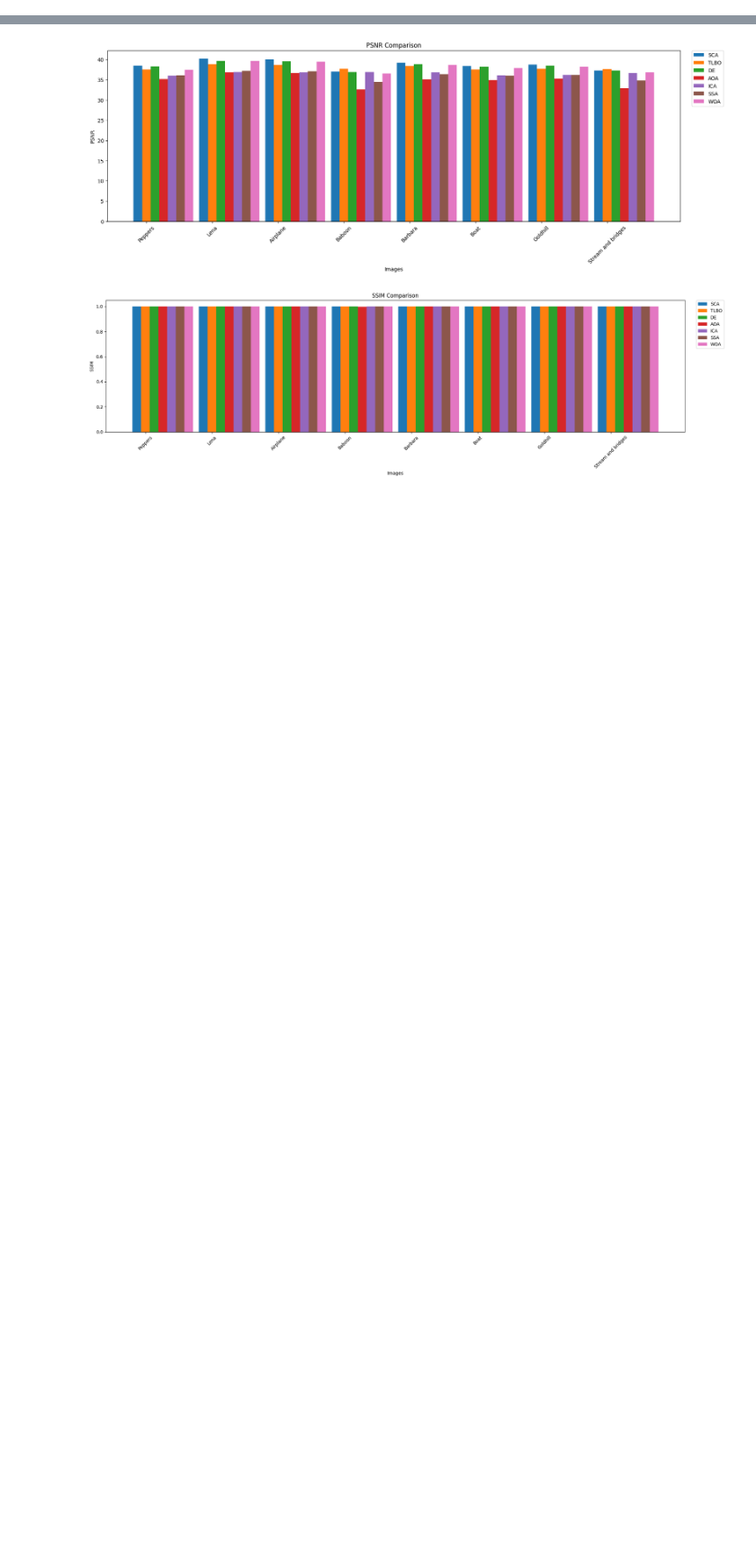
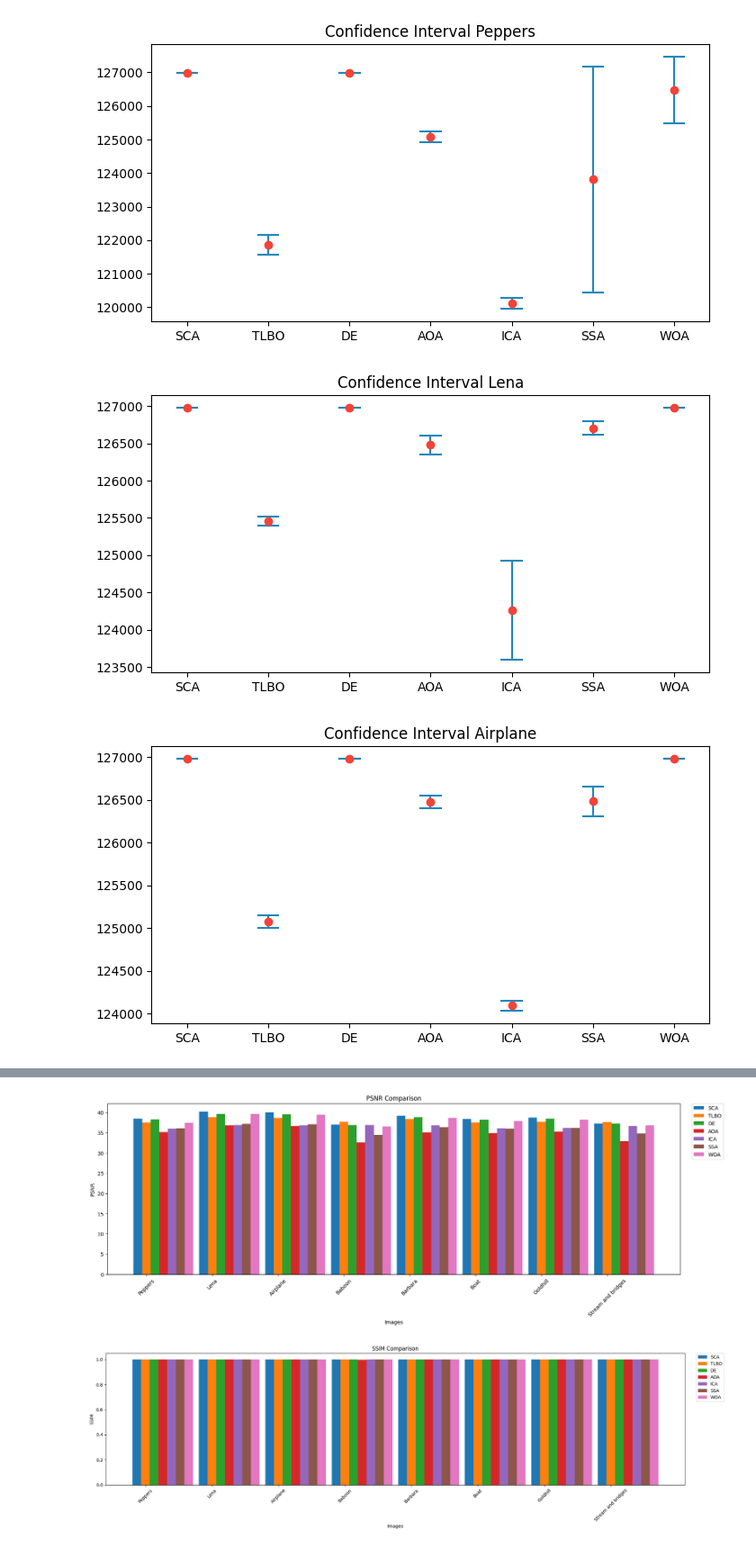
Before and after one commit to metobtw/metaheuristics_research, a Jupyter notebook: results.ipynb, the cells around one changed output, grey strips where cells are left out. Shown: that part at 90% size. Drawn from its saved outputs; the diff is of its cells as text; code cells hidden in the pictures; blank space fills up the shorter version.

```diff
--- a/results.ipynb
+++ b/results.ipynb
@@ -0,0 +111,77 @@
+# %%
+capacity_conf = [
+    [126976, 126976, 126976],
+    [126976, 126976, 126976],
+    [126976, 126976, 126976],
+    [126821, 126821, 126759],
+    [126976, 126945, 126945],
+    [126976, 126976, 126976],
+    [126976, 126945, 126976],
+    [126666, 126697, 126883],
+
+    [122171, 121737, 121675],
+    [125488, 125395, 125488],
+    [125054, 125023, 125147],
+    [85002, 85312, 84847],
+    [116963, 116126, 116343],
+    [120621, 120528, 120528],
+    [121892, 121644, 121613],
+    [95666, 95139, 94519],
+
+    [126976, 126976, 126976],
+    [126976, 126976, 126976],
+    [126976, 126976, 126976],
+    [126976, 126976, 126976],
+    [126976, 126976, 126976],
+    [126976, 126976, 126976],
+    [126976, 126976, 126976],
+    [126883, 126914, 126914],
+
+    [125240, 125023, 124961],
+    [126356, 126511, 126573],
+    [126418, 126542, 126449],
+    [95821, 96844, 97619],
+    [121365, 121644, 121272],
+    [124806, 124744, 124899],
+    [124930, 124527, 124713],
+    [104470, 105214, 105462],
+
+    [120249, 120094, 119970],
+    [124930, 123845, 124000],
+    [124062, 124155, 124062],
+    [76787, 78058, 75857],
+    [113460, 114328, 112964],
+    [117118, 117769, 112964],
+    [118420, 119164, 118637],
+    [87699, 86521, 88784],
+
+    [120373, 125519, 125550],
+    [126790, 126697, 126635],
+    [126480, 126325, 126635],
+    [107322, 108252, 106299],
+    [123070, 123411, 123039],
+    [124837, 124961, 125426],
+    [125178, 125457, 125271],
+    [112344, 112127, 112096],
+
+    [125457, 126976, 126976],
+    [126976, 126976, 126976],
+    [126976, 126976, 126976],
+    [126852, 126790, 126945],
+    [126945, 126976, 126976],
+    [126976, 126976, 126976],
+    [126976, 126976, 126976],
+    [126914, 126945, 126821]
+]
+
+for i in range(len(images)):
+    plt.figure(figsize=(8, 4))
+    plt.xticks([i for i in range(len(metaheuristics))], metaheuristics)
+    plt.title(f'Confidence Interval {images[i]}')
+    for metaheu in range(len(metaheuristics)):
+        plot_confidence_interval(metaheu, capacity_conf[metaheu* len(images) +i])
+    plt.show()
+# %% [output]
+[figure, added]
+[figure, added]
+[figure, added]
```
Also changed, not shown: parts of 8 cells of this notebook.
